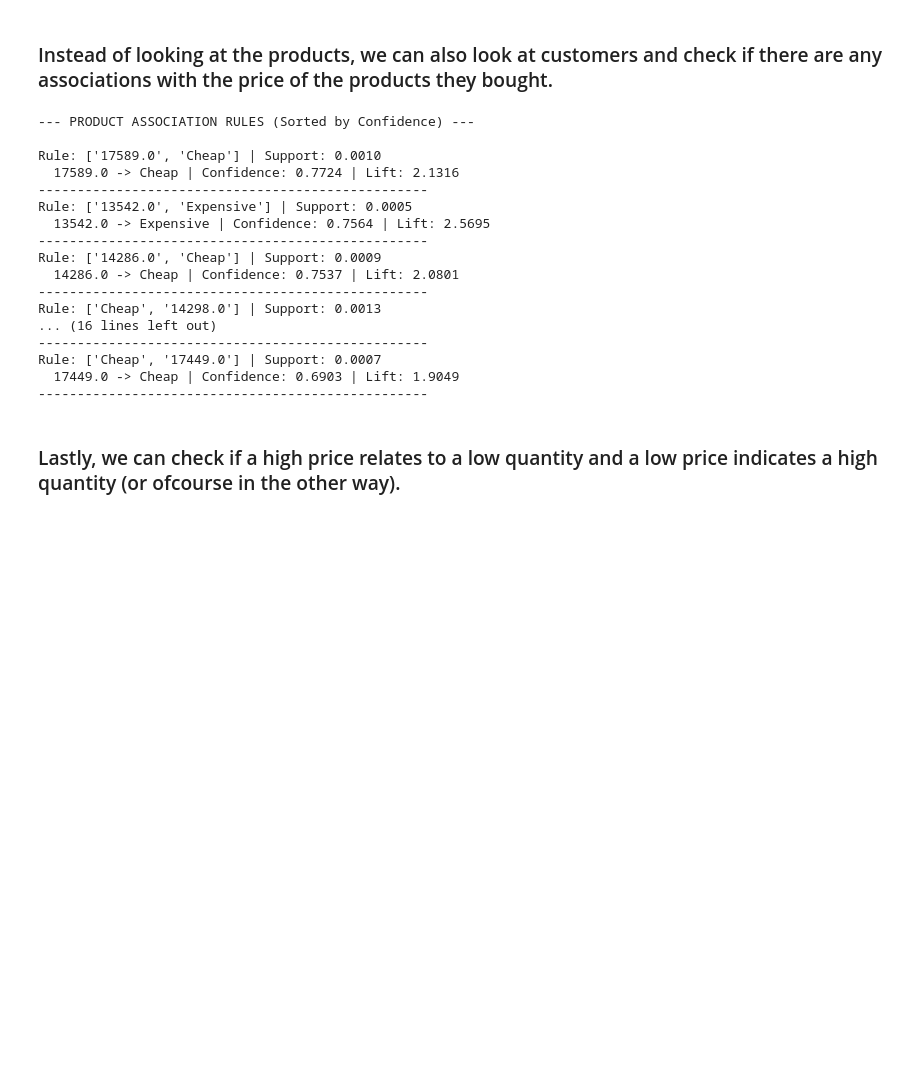
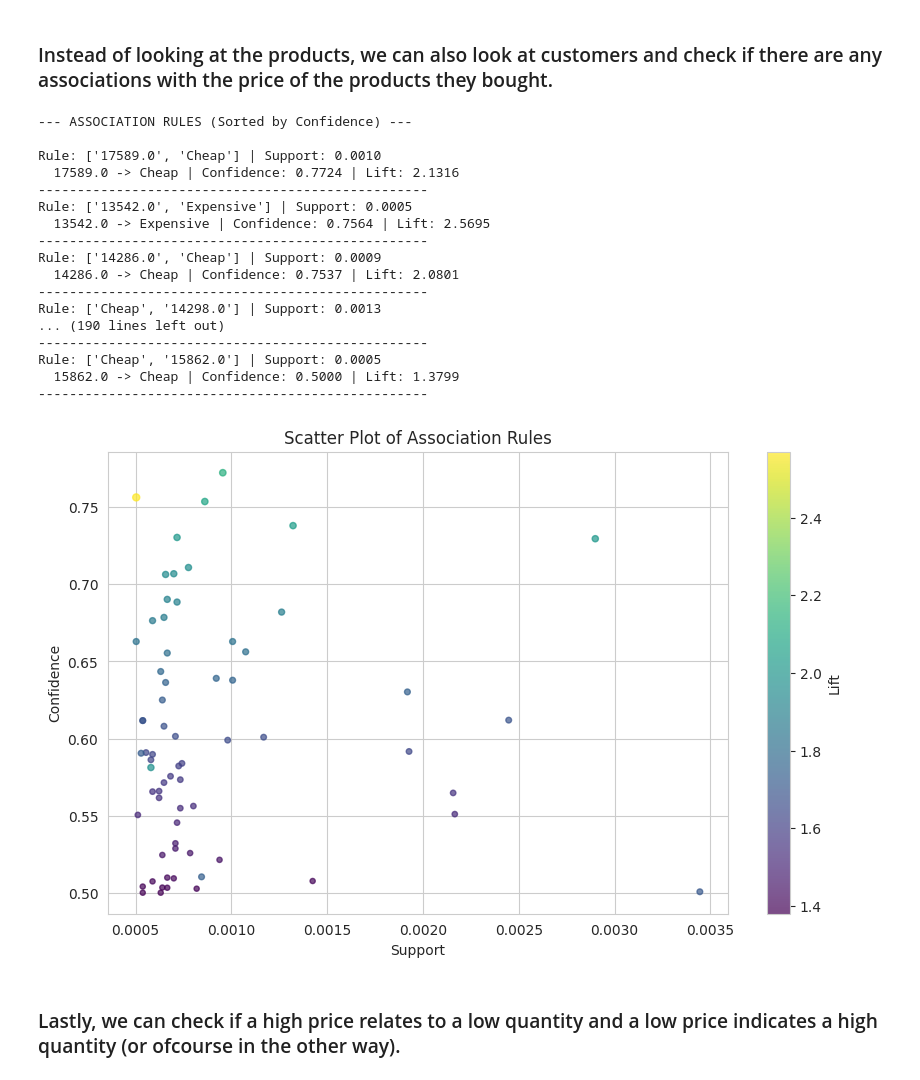
Before and after one commit to NielsVandenBroeck/DM_Projects, a Jupyter notebook: src/Frequent_Pattern_Mining.ipynb, the cells around one changed output. Drawn from its saved outputs; the diff is of its cells as text; code cells hidden in the pictures; blank space fills up the shorter version.

```diff
--- a/src/Frequent_Pattern_Mining.ipynb
+++ b/src/Frequent_Pattern_Mining.ipynb
@@ -307,40 +351,41 @@ customer_rules = list(apriori(
     combined_transactions,
     min_support=0.0005,
     min_confidence=0.5,
-    min_lift=1.5,
+    min_lift=1.1,
     min_length=2
 ))
 
 # Filter out rules between price categories only (keep customer-price links)
 filtered_customer_rules = []
 for rule in customer_rules:
     items = list(rule.items)
 
     # Ensure only one price category is present in each rule
     price_categories = [item for item in items if item in ["Cheap", "Mid-Range", "Expensive"]]
 
     if len(price_categories) == 1:
         filtered_customer_rules.append(rule)
 
-print_association_rules(filtered_customer_rules)
+display_association_rules(filtered_customer_rules)
 # %% [output]
---- PRODUCT ASSOCIATION RULES (Sorted by Confidence) ---
+--- ASSOCIATION RULES (Sorted by Confidence) ---
 
 Rule: ['17589.0', 'Cheap'] | Support: 0.0010
   17589.0 -> Cheap | Confidence: 0.7724 | Lift: 2.1316
 --------------------------------------------------
 Rule: ['13542.0', 'Expensive'] | Support: 0.0005
   13542.0 -> Expensive | Confidence: 0.7564 | Lift: 2.5695
 --------------------------------------------------
 Rule: ['14286.0', 'Cheap'] | Support: 0.0009
   14286.0 -> Cheap | Confidence: 0.7537 | Lift: 2.0801
 --------------------------------------------------
 Rule: ['Cheap', '14298.0'] | Support: 0.0013
-... (16 lines left out)
+... (190 lines left out)
 --------------------------------------------------
-Rule: ['Cheap', '17449.0'] | Support: 0.0007
-  17449.0 -> Cheap | Confidence: 0.6903 | Lift: 1.9049
+Rule: ['Cheap', '15862.0'] | Support: 0.0005
+  15862.0 -> Cheap | Confidence: 0.5000 | Lift: 1.3799
 --------------------------------------------------
+[figure, added]
 # %% [markdown]
 ### Lastly, we can check if a high price relates to a low quantity and a low price indicates a high quantity (or ofcourse in the other way).
 # %%
```
Also changed, not shown: parts of 4 cells of this notebook, 5 other files.
